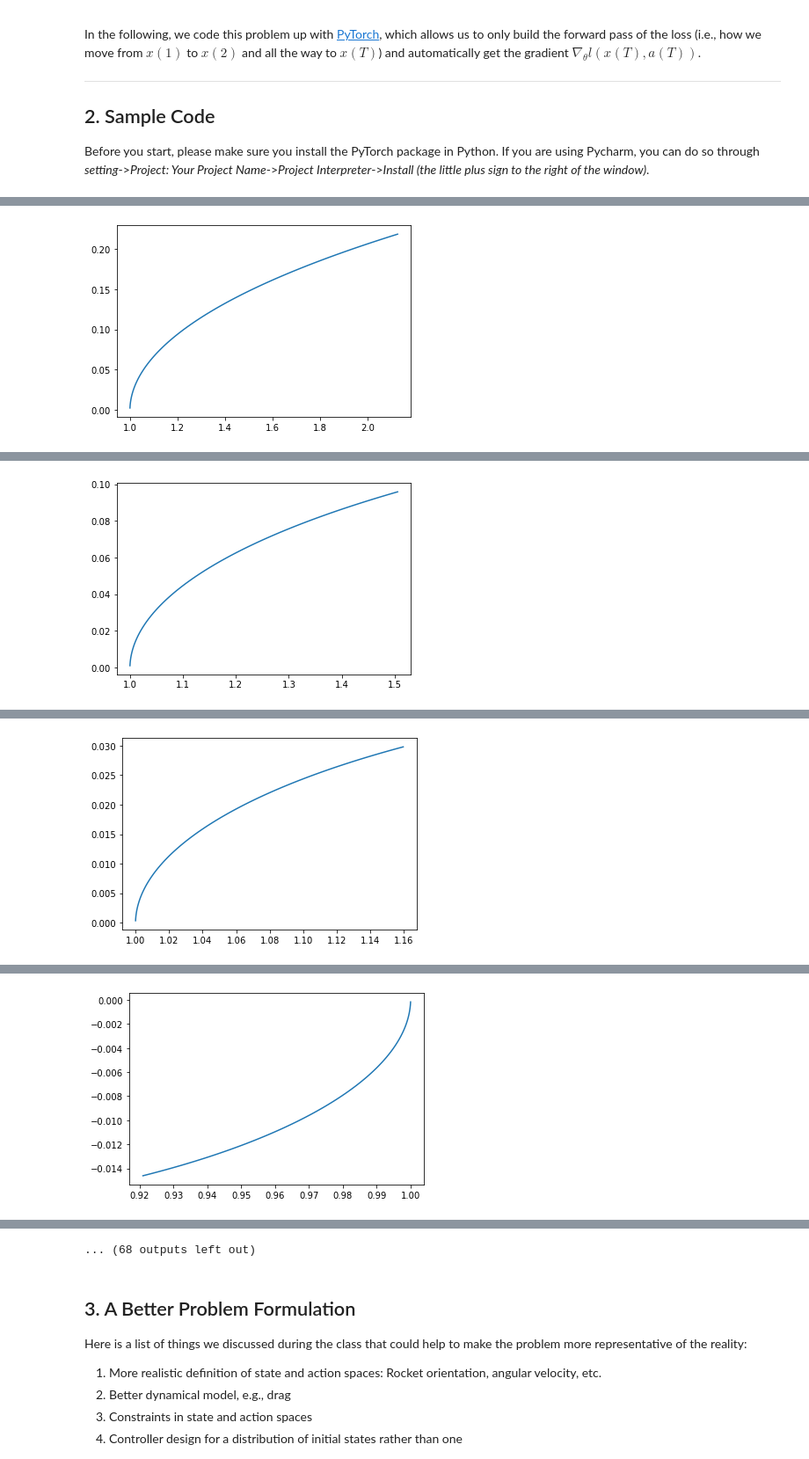
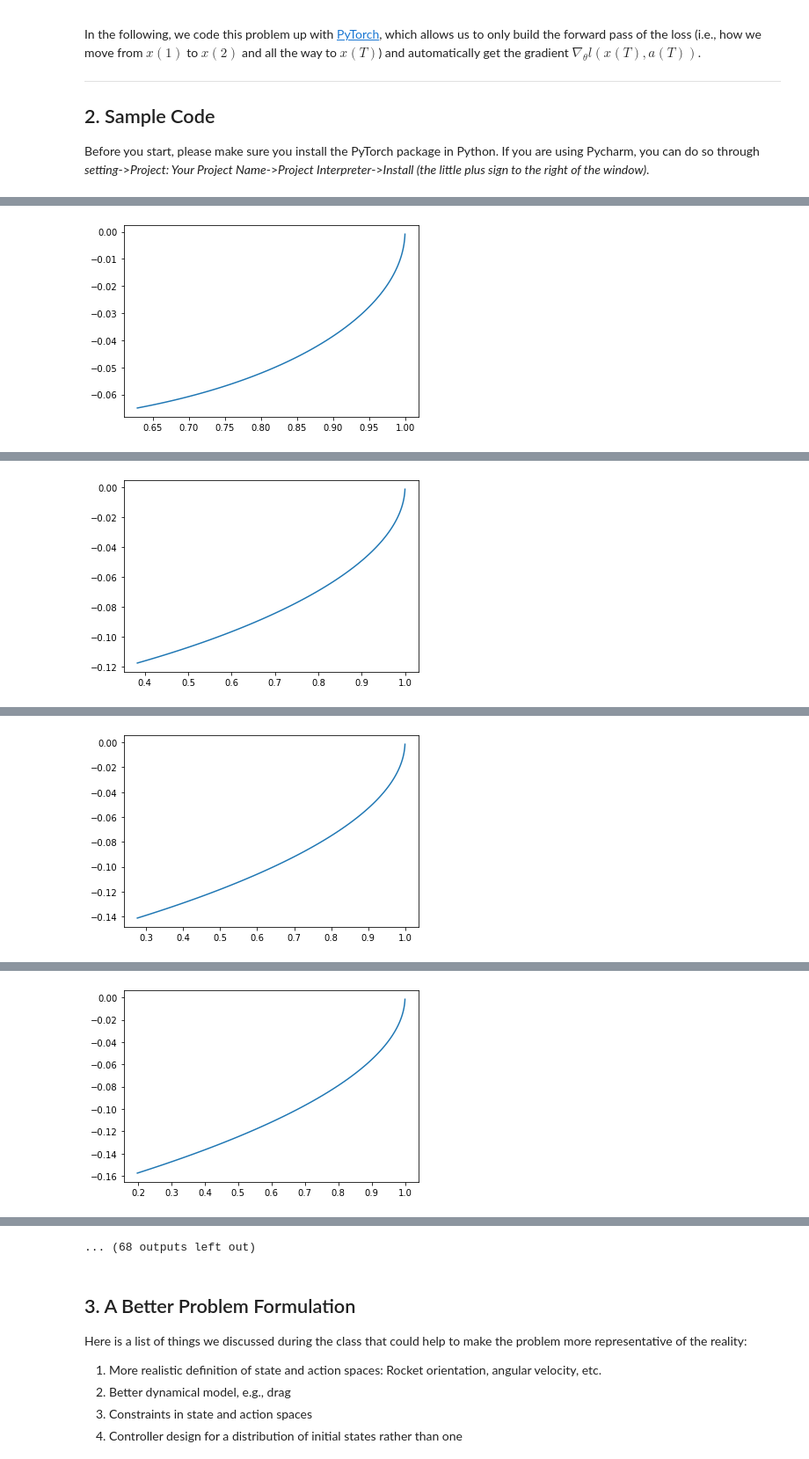
Before and after one commit to ChesterSzatkowski/DesignOptimization2021Fall, a Jupyter notebook: Project/Project 1 gradient based algorithms and differentiable programming.ipynb, the cells around one changed output, grey strips where cells are left out. Shown at 88% size. Drawn from its saved outputs; the diff is of its cells as text; code cells hidden in the pictures.

```diff
--- a/Project/Project 1 gradient based algorithms and differentiable programming.ipynb
+++ b/Project/Project 1 gradient based algorithms and differentiable programming.ipynb
@@ -103,7 +103,7 @@ class Dynamics(nn.Module):
         # Thrust
         # Note: Same reason as above. Need a 2-by-1 tensor.
         delta_state_y = BOOST_ACCEL * FRAME_TIME * t.tensor([0., -1., 0, 0]) * action[0] #splitting up with tensors
-        delta_state_x = BOOST_ACCEL * FRAME_TIME * t.tensor([0., 0., 0., 1]) * action[0]
+        delta_state_x = BOOST_ACCEL * FRAME_TIME * t.tensor([0., 0., 0., 1]) * action[1]
 
         #Drag stuff
 
@@ -112,7 +112,7 @@ class Dynamics(nn.Module):
 
         # Update state
         # Note: Same as above. Use operators on matrices/tensors as much as possible. Do not use element-wise operators as they are considered inplace.
-        step_mat = t.tensor([[1., FRAME_TIME, 0., 0.], [0., 1., 0., 0.]], [0., 0., 1., FRAME_TIME], [0., 0., 0., 1.])
+        step_mat = t.tensor([[1., FRAME_TIME, 0., 0.], [0., 1., 0., 0.], [0., 0., 1., FRAME_TIME], [0., 0., 0., 1.]])
         state = t.matmul(step_mat, state)
 
         return state
@@ -136,6 +136,10 @@ class Controller(nn.Module):
         self.network = nn.Sequential(
             nn.Linear(dim_input, dim_hidden),
             nn.Tanh(),
+            nn.Tanh(),
+            nn.Linear(dim_hidden, dim_hidden),
+            nn.Tanh(),
+            nn.Tanh(),
             nn.Linear(dim_hidden, dim_output),
             # You can add more layers here
             nn.Sigmoid()
@@ -173,11 +177,11 @@ class Simulation(nn.Module):
 
     @staticmethod
     def initialize_state():
-        state = [1., 0.]  # TODO: need batch of initial states
+        state = [1., 0., 1., 0.]  # Rocket starts at x = 1m y = 1m with zero velocity
         return t.tensor(state, requires_grad=False).float()
 
     def error(self, state):
-        return state[0]**2 + state[1]**2
+        return state[0]**2 + state[1]**2 + state[2]**2 + state[3]**2
 # %%
 # set up the optimizer
 # Note:
@@ -218,9 +222,9 @@ class Optimize:
 # Now it's time to run the code!
 
 T = 100  # number of time steps
-dim_input = 2  # state space dimensions
+dim_input = 4  # state space dimensions
 dim_hidden = 6  # latent dimensions
-dim_output = 1  # action space dimensions
+dim_output = 2  # action space dimensions
 d = Dynamics()  # define dynamics
 c = Controller(dim_input, dim_hidden, dim_output)  # define controller
 s = Simulation(c, d, T)  # define simulation
@@ -231 +235 @@ o.train(40)  # solve the optimization problem
-[figure, old version]
+[figure, new version]
@@ -233 +237 @@ o.train(40)  # solve the optimization problem
-[figure, old version]
+[figure, new version]
@@ -235 +239 @@ o.train(40)  # solve the optimization problem
-[figure, old version]
+[figure, new version]
@@ -237 +241 @@ o.train(40)  # solve the optimization problem
-[figure, old version]
+[figure, new version]
```
Also changed, not shown: parts of 1 cell of this notebook.
